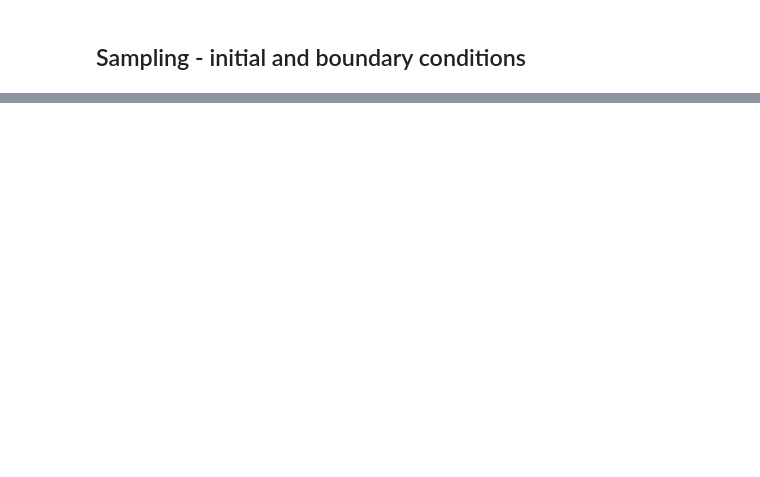
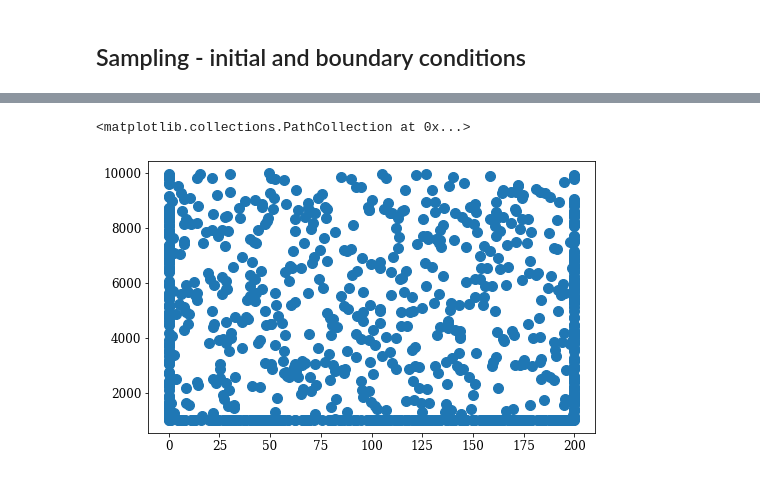
Before and after one commit to pirao/Kuramoto_PINN, a Jupyter notebook: PINN_Kuramoto.ipynb, the cells around one changed output, grey strips where cells are left out. Cells and saved outputs as stored; diff of their text form; code cells hidden in the pictures; blank space fills up the shorter version.

```diff
--- a/PINN_Kuramoto.ipynb
+++ b/PINN_Kuramoto.ipynb
@@ -106,0 +126,6 @@ NameError: name 'model' is not defined
+# %%
+input_grid, target_grid = dg.generate_data()
+plt.scatter(input_grid[0][:],input_grid[1][:])
+# %% [output]
+<matplotlib.collections.PathCollection at 0x...>
+[figure, added]
```
Also changed, not shown: parts of 23 cells of this notebook, 3 other files.
